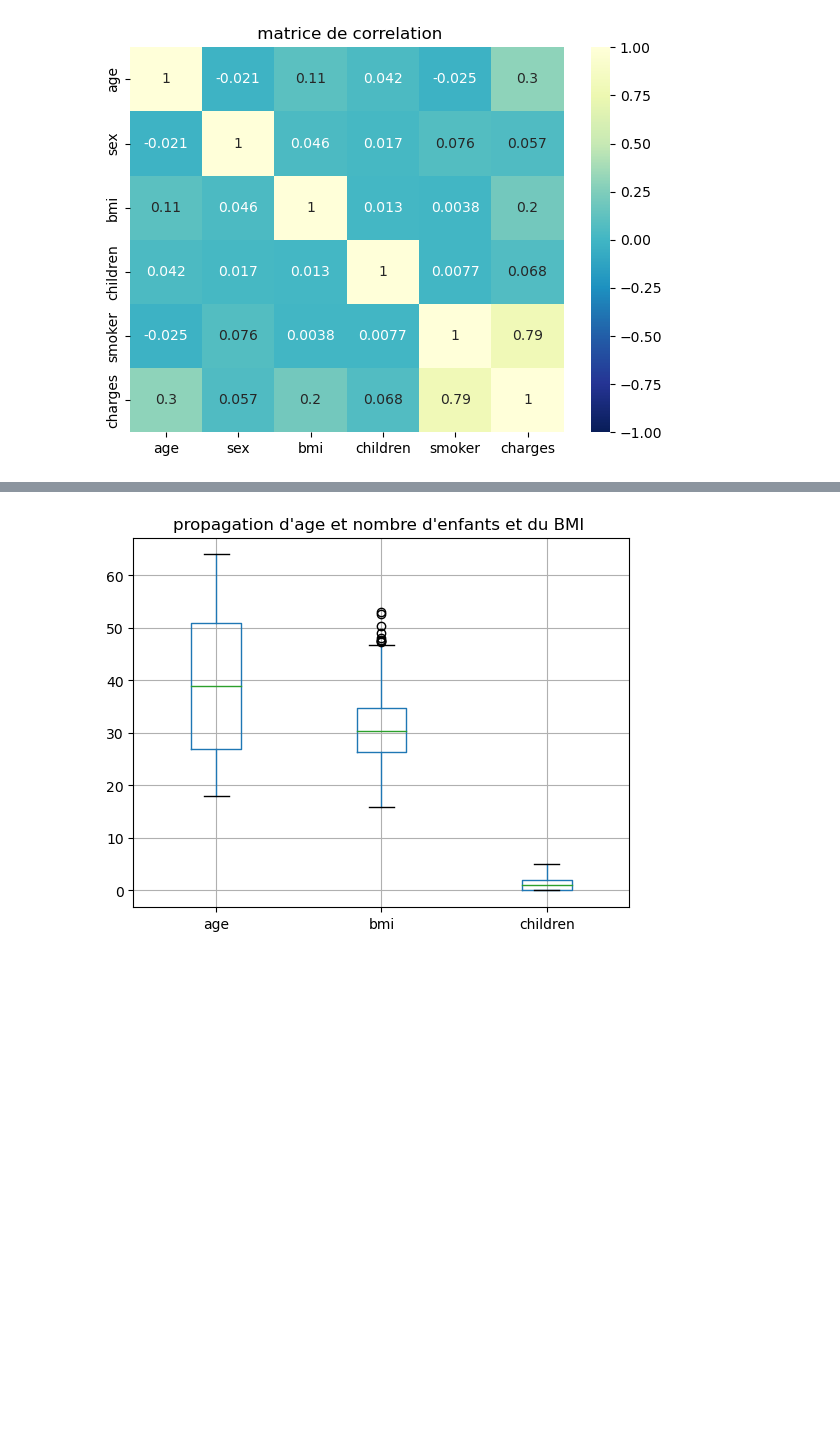
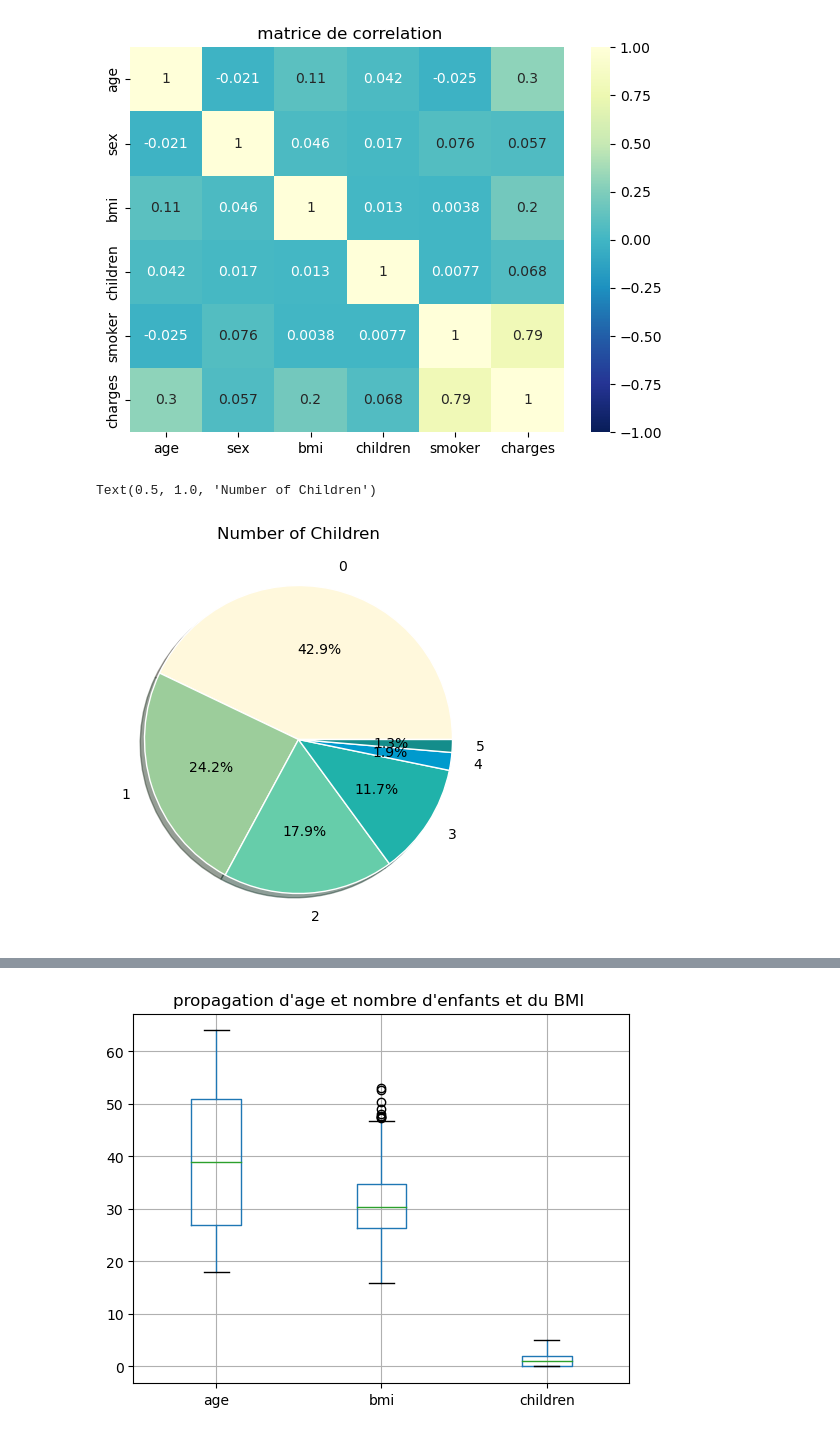
Before and after one commit to tariksghiouri/ml-math-project, a Jupyter notebook: main.ipynb, the cells around one changed output, grey strips where cells are left out. Saved outputs shown, nothing was run; the diff lists cells and outputs as text; code cells hidden in the pictures; blank space fills up the shorter version.

```diff
--- a/main.ipynb
+++ b/main.ipynb
@@ -65,3 +65,14 @@ plt.title(" matrice de correlation")
 # %% [output]
 Text(0.5, 1.0, ' matrice de correlation')
 [figure]
+# %%
+
+plt.figure(figsize=(5,5))
+colors = ['#FFF8DC', '#9CCD9B', '#66CDAA', '#20B2AA',"#009ACD","#148D8B"]
+Children=sp_data.children.value_counts().rename_axis('NumberofChildren').reset_index(name='count')
+plt.pie(Children["count"].tolist(), labels=Children["NumberofChildren"].tolist(), labeldistance=1.15, wedgeprops = { 'linewidth' : 1, 'edgecolor' : 'white' }, colors=colors,
+       autopct='%1.1f%%',shadow=True);
+plt.title("Number of Children")
+# %% [output]
+Text(0.5, 1.0, 'Number of Children')
+[figure, added]
```
Also changed, not shown: parts of 5 cells of this notebook.
